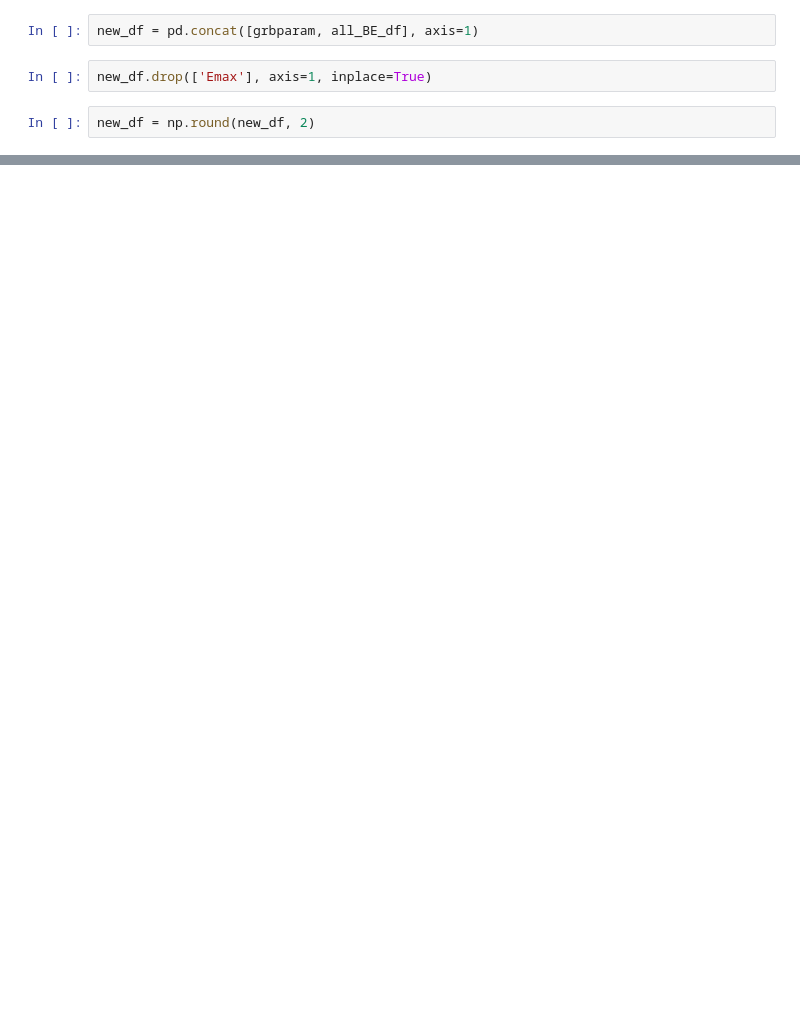
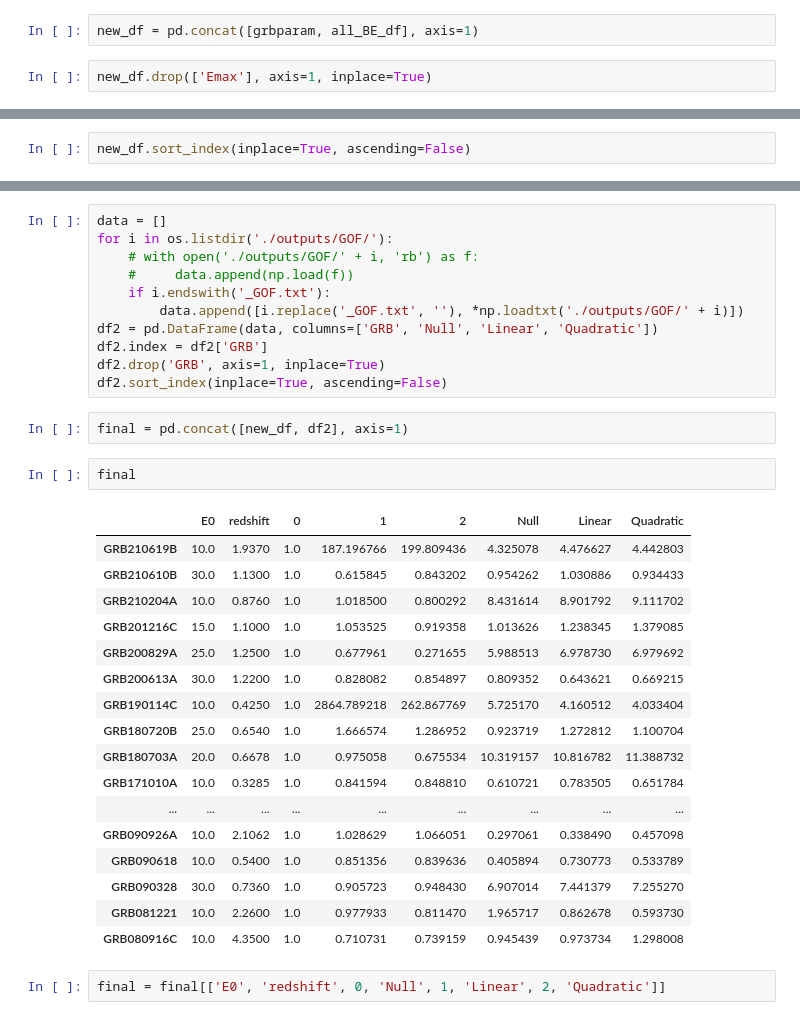
Before and after one commit to DarkWake9/Project-QG, a Jupyter notebook: task1/task1b_BE.ipynb, the cells around one changed output, grey strips where cells are left out. Saved outputs shown, nothing was run; the diff lists cells and outputs as text; blank space fills up the shorter version.

```diff
--- a/task1/task1b_BE.ipynb
+++ b/task1/task1b_BE.ipynb
@@ -74,5 +114,3 @@ all_BE_df.drop(0, axis=1, inplace=True)
 new_df = pd.concat([grbparam, all_BE_df], axis=1)
 # %%
 new_df.drop(['Emax'], axis=1, inplace=True)
-# %%
-new_df = np.round(new_df, 2)
@@ -78,0 +137,2 @@ new_df = np.round(new_df, 2)
+# %%
+new_df.sort_index(inplace=True, ascending=False)
@@ -78,0 +159,35 @@ new_df = np.round(new_df, 2)
+# %%
+data = []
+for i in os.listdir('./outputs/GOF/'):
+    # with open('./outputs/GOF/' + i, 'rb') as f:
+    #     data.append(np.load(f))
+    if i.endswith('_GOF.txt'):
+        data.append([i.replace('_GOF.txt', ''), *np.loadtxt('./outputs/GOF/' + i)])
+df2 = pd.DataFrame(data, columns=['GRB', 'Null', 'Linear', 'Quadratic'])
+df2.index = df2['GRB']
+df2.drop('GRB', axis=1, inplace=True)
+df2.sort_index(inplace=True, ascending=False)
+# %%
+final = pd.concat([new_df, df2], axis=1)
+# %%
+final
+# %% [output]
+|  | E0 | redshift | 0 | 1 | 2 | Null | Linear | Quadratic |
+| GRB210619B | 10.0 | 1.9370 | 1.0 | 187.196766 | 199.809436 | 4.325078 | 4.476627 | 4.442803 |
+| GRB210610B | 30.0 | 1.1300 | 1.0 | 0.615845 | 0.843202 | 0.954262 | 1.030886 | 0.934433 |
+| GRB210204A | 10.0 | 0.8760 | 1.0 | 1.018500 | 0.800292 | 8.431614 | 8.901792 | 9.111702 |
+| GRB201216C | 15.0 | 1.1000 | 1.0 | 1.053525 | 0.919358 | 1.013626 | 1.238345 | 1.379085 |
+| GRB200829A | 25.0 | 1.2500 | 1.0 | 0.677961 | 0.271655 | 5.988513 | 6.978730 | 6.979692 |
+| GRB200613A | 30.0 | 1.2200 | 1.0 | 0.828082 | 0.854897 | 0.809352 | 0.643621 | 0.669215 |
+| GRB190114C | 10.0 | 0.4250 | 1.0 | 2864.789218 | 262.867769 | 5.725170 | 4.160512 | 4.033404 |
+| GRB180720B | 25.0 | 0.6540 | 1.0 | 1.666574 | 1.286952 | 0.923719 | 1.272812 | 1.100704 |
+| GRB180703A | 20.0 | 0.6678 | 1.0 | 0.975058 | 0.675534 | 10.319157 | 10.816782 | 11.388732 |
+| GRB171010A | 10.0 | 0.3285 | 1.0 | 0.841594 | 0.848810 | 0.610721 | 0.783505 | 0.651784 |
+| ... | ... | ... | ... | ... | ... | ... | ... | ... |
+| GRB090926A | 10.0 | 2.1062 | 1.0 | 1.028629 | 1.066051 | 0.297061 | 0.338490 | 0.457098 |
+| GRB090618 | 10.0 | 0.5400 | 1.0 | 0.851356 | 0.839636 | 0.405894 | 0.730773 | 0.533789 |
+| GRB090328 | 30.0 | 0.7360 | 1.0 | 0.905723 | 0.948430 | 6.907014 | 7.441379 | 7.255270 |
+| GRB081221 | 10.0 | 2.2600 | 1.0 | 0.977933 | 0.811470 | 1.965717 | 0.862678 | 0.593730 |
+| GRB080916C | 10.0 | 4.3500 | 1.0 | 0.710731 | 0.739159 | 0.945439 | 0.973734 | 1.298008 |
+# %%
+final = final[['E0', 'redshift', 0, 'Null', 1, 'Linear', 2, 'Quadratic']]
```
Also changed, not shown: parts of 16 cells of this notebook, 47 other files.
